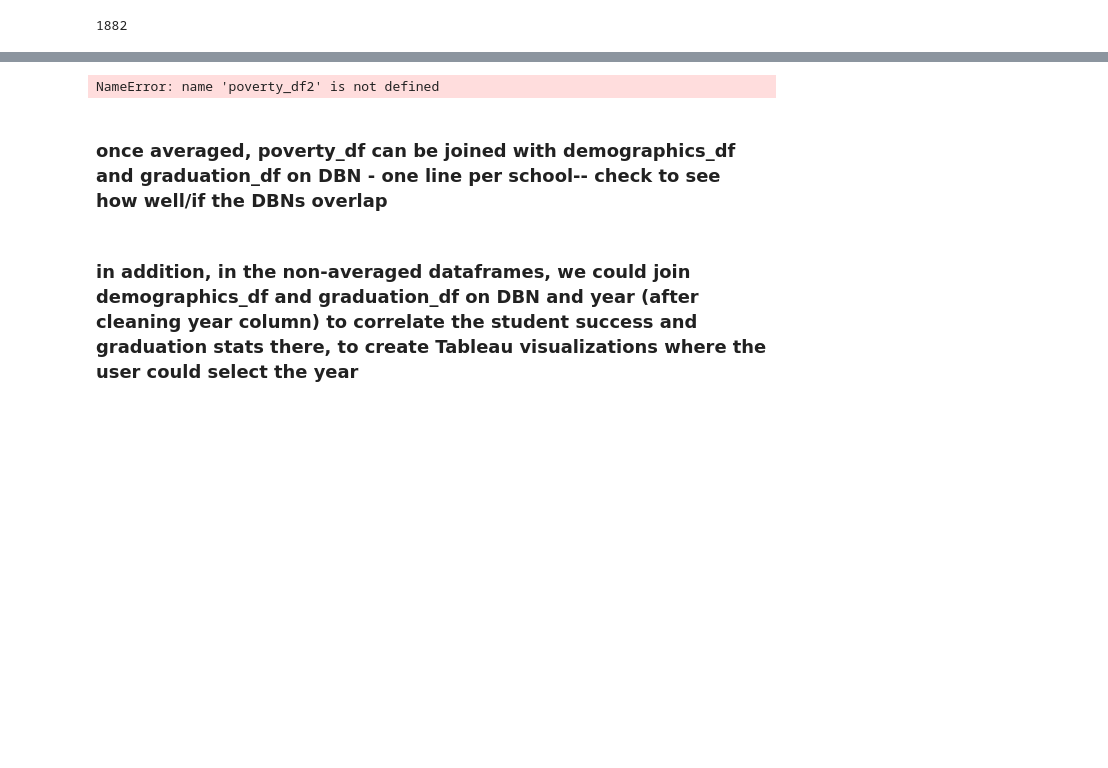
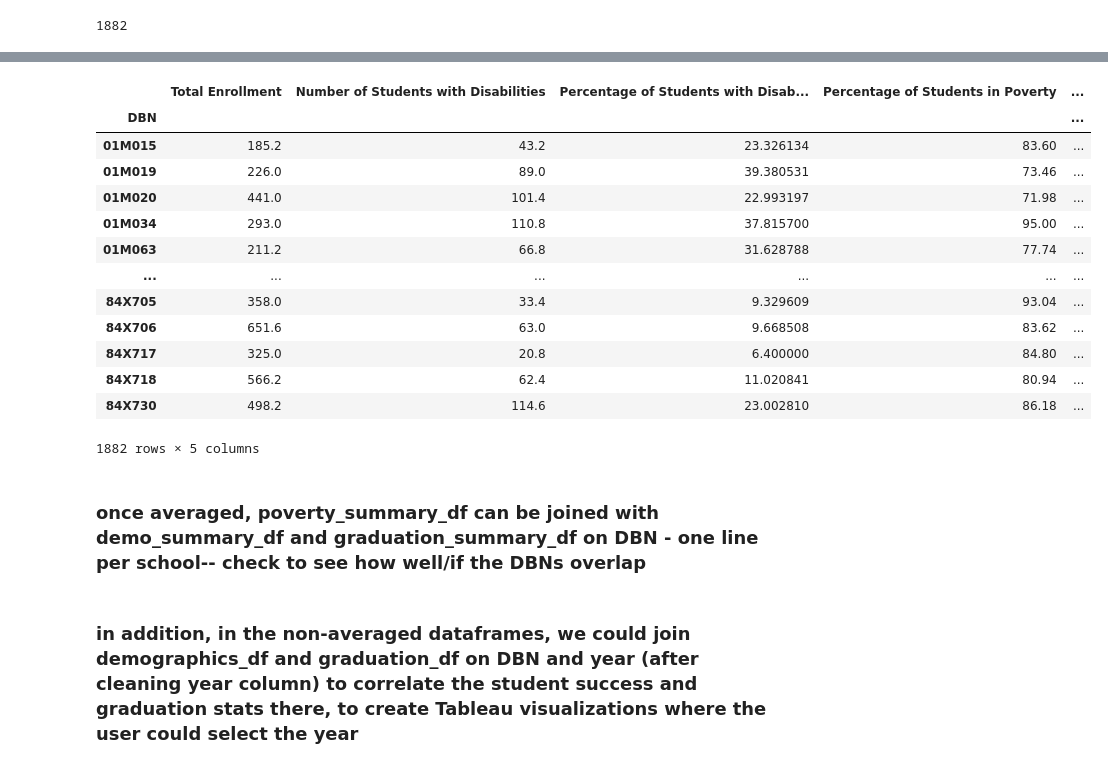
Before and after one commit to divish16/NYC-Student-Success-Predictions, a Jupyter notebook: sample_data_david720.ipynb, the cells around one changed output, grey strips where cells are left out. Cells and saved outputs as stored; diff of their text form; code cells hidden in the pictures; blank space fills up the shorter version.

```diff
--- a/sample_data_david720.ipynb
+++ b/sample_data_david720.ipynb
@@ -534,0 +686,3 @@ poverty_df2["DBN"].nunique()
+# %%
+poverty_df2["Economic Need Index"]=poverty_df2["Economic Need Index"].map(lambda x: str.replace(x, "Above",""))
+poverty_df2["Economic Need Index"]=poverty_df2["Economic Need Index"].map(lambda x: str.replace(x, "%",""))
@@ -554,29 +712,45 @@ Economic Need Index                object
 dtype: object
 # %%
 # Convert # Poverty, % Poverty, and Economic Need Index to numeric dtypes
-poverty_df2['# Poverty'] = poverty_df2['# Poverty'].astype(int)
+#poverty_df2['# Poverty'] = poverty_df2['# Poverty'].astype(int)
 poverty_df2['% Poverty'] = poverty_df2['% Poverty'].astype(float)
-poverty_df2['Economic Need Index '] = poverty_df2['Economic Need Index '].astype(float)
+poverty_df2['Economic Need Index'] = poverty_df2['Economic Need Index'].astype(float)
-# %% [output]
-NameError: name 'poverty_df2' is not defined
 # %%
 #Run same process as on graduation_df to average numeric of the columns you want to keep (students with disabilities, poverty, economic need index)
 
 total_enrollment = poverty_df2.groupby(["DBN"]).mean()["Total Enrollment"]
 disabilities = poverty_df2.groupby(["DBN"]).mean()["# Students with Disabilities"]
 disabilities_perc = disabilities / total_enrollment * 100
-poverty = poverty_df2.groupby(["DBN"]).mean()["# Poverty"]
-poverty_perc = poverty / total_enrollment * 100
+#poverty = poverty_df2.groupby(["DBN"]).mean()["# Poverty"]
+#poverty_perc = poverty / total_enrollment * 100
+poverty_perc = poverty_df2.groupby(["DBN"]).mean()["% Poverty"]
 ec_need_index = poverty_df2.groupby(["DBN"]).mean()["Economic Need Index"]
 # %%
 poverty_summary_df = pd.DataFrame({
     "Total Enrollment": total_enrollment,
     "Number of Students with Disabilities": disabilities,
     "Percentage of Students with Disabilities": disabilities_perc,
-    "Number of Students in Poverty": poverty,
+    #"Number of Students in Poverty": poverty,
     "Percentage of Students in Poverty": poverty_perc,
     "Economic Need Index": ec_need_index})
+# %%
+poverty_summary_df
+# %% [output]
+|  | Total Enrollment | Number of Students with Disabilities | Percentage of Students with Disab... | Percentage of Students in Poverty | ... |
+| DBN |  |  |  |  | ... |
+| 01M015 | 185.2 | 43.2 | 23.326134 | 83.60 | ... |
+| 01M019 | 226.0 | 89.0 | 39.380531 | 73.46 | ... |
+| 01M020 | 441.0 | 101.4 | 22.993197 | 71.98 | ... |
+| 01M034 | 293.0 | 110.8 | 37.815700 | 95.00 | ... |
+| 01M063 | 211.2 | 66.8 | 31.628788 | 77.74 | ... |
+| ... | ... | ... | ... | ... | ... |
+| 84X705 | 358.0 | 33.4 | 9.329609 | 93.04 | ... |
+| 84X706 | 651.6 | 63.0 | 9.668508 | 83.62 | ... |
+| 84X717 | 325.0 | 20.8 | 6.400000 | 84.80 | ... |
+| 84X718 | 566.2 | 62.4 | 11.020841 | 80.94 | ... |
+| 84X730 | 498.2 | 114.6 | 23.002810 | 86.18 | ... |
+1882 rows × 5 columns
 # %% [markdown]
-### once averaged, poverty_df can be joined with demographics_df and graduation_df on DBN - one line per school-- check to see how well/if the DBNs overlap
+### once averaged, poverty_summary_df can be joined with demo_summary_df and graduation_summary_df on DBN - one line per school-- check to see how well/if the DBNs overlap
 # %% [markdown]
 ### in addition, in the non-averaged dataframes, we could join demographics_df and graduation_df on DBN and year (after cleaning year column) to correlate the student success and graduation stats there, to create Tableau visualizations where the user could select the year
```
Also changed, not shown: parts of 26 cells of this notebook.
